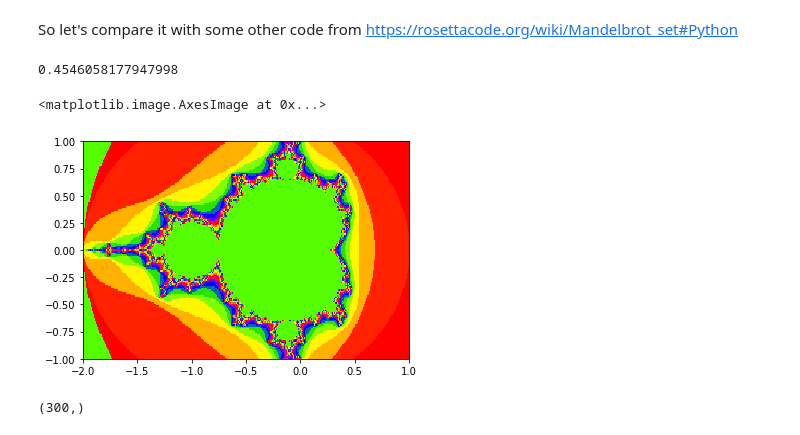
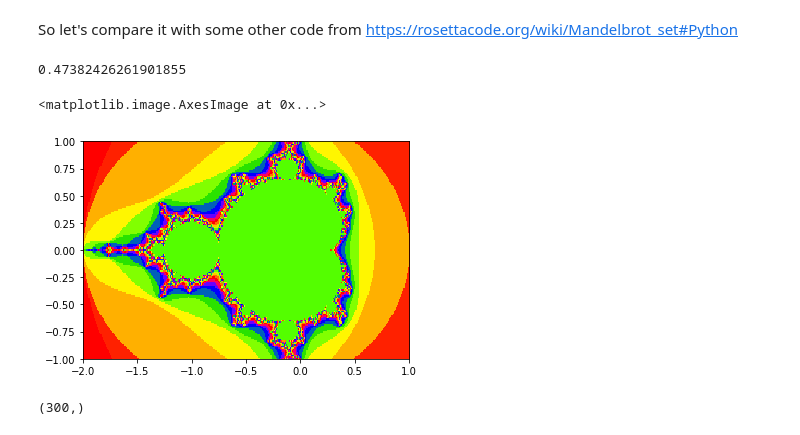
Before and after one commit to macbuse/just-math, a Jupyter notebook: mandelbrot.ipynb, the cells around one changed output. Cells and saved outputs as stored; diff of their text form; code cells hidden in the pictures.

```diff
--- a/mandelbrot.ipynb
+++ b/mandelbrot.ipynb
@@ -58,10 +58,10 @@ This is the traditional iteration except that we are doing it for an array of po
 In other words we are inverting the usual order if the code were in C
 # %%
 for k in range(max_iter):
+    Z[mask] = Z[mask] * Z[mask] + C[mask]
+    mask, old_mask = abs(Z) < 2, mask
     #use XOR to detect the area which has changed
-    exit_times[mask ^ new_mask] = k
-    Z[mask] = Z[mask] * Z[mask] + C[mask]
-    new_mask, mask = abs(Z) < 2, new_mask
+    exit_times[mask ^ old_mask] = k
 # %%
 #r,g,b layers are all the same
 image = np.stack((exit_times,)*3).T
@@ -83,36 +83,36 @@ https://rosettacode.org/wiki/Mandelbrot_set#Python
 import matplotlib.pyplot as plt
 import numpy as np
 
 npts = 150
 max_iter = 100
 
 start = time.time()
 
 X = np.linspace(-2, 1, 2*npts)
 Y = np.linspace(-1, 1, npts)
 
 #broadcast X to a square array
 C = X[:, None] + 1J*Y
 #initial value is always zero
 Z = np.zeros_like(C)
 
 exit_times = max_iter * np.ones(C.shape, np.int32)
 mask = exit_times > 0
 
 for k in range(max_iter):
     Z[mask] = Z[mask] * Z[mask] + C[mask]
-    mask, old_mask = abs(Z) < 2, new_mask
+    mask, old_mask = abs(Z) < 2, mask
     #use XOR to detect the area which has changed
     exit_times[mask ^ old_mask] = k
 
 print(time.time() - start)
 plt.imshow(exit_times.T,
            cmap=plt.cm.prism,
            extent=(X.min(), X.max(), Y.min(), Y.max()))
 # %% [output]
-0.4546058177947998
+0.47382426261901855
 <matplotlib.image.AxesImage at 0x...>
-[figure, old version]
+[figure, new version]
 # %%
 X.shape
 # %% [output]
```
